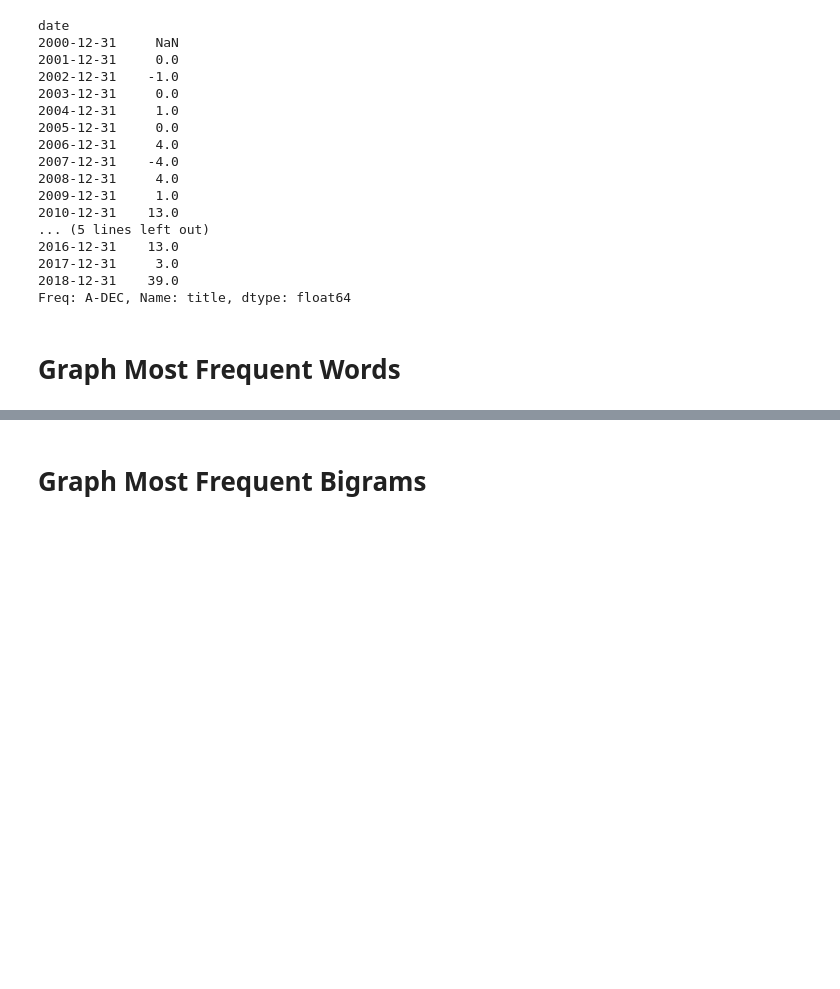
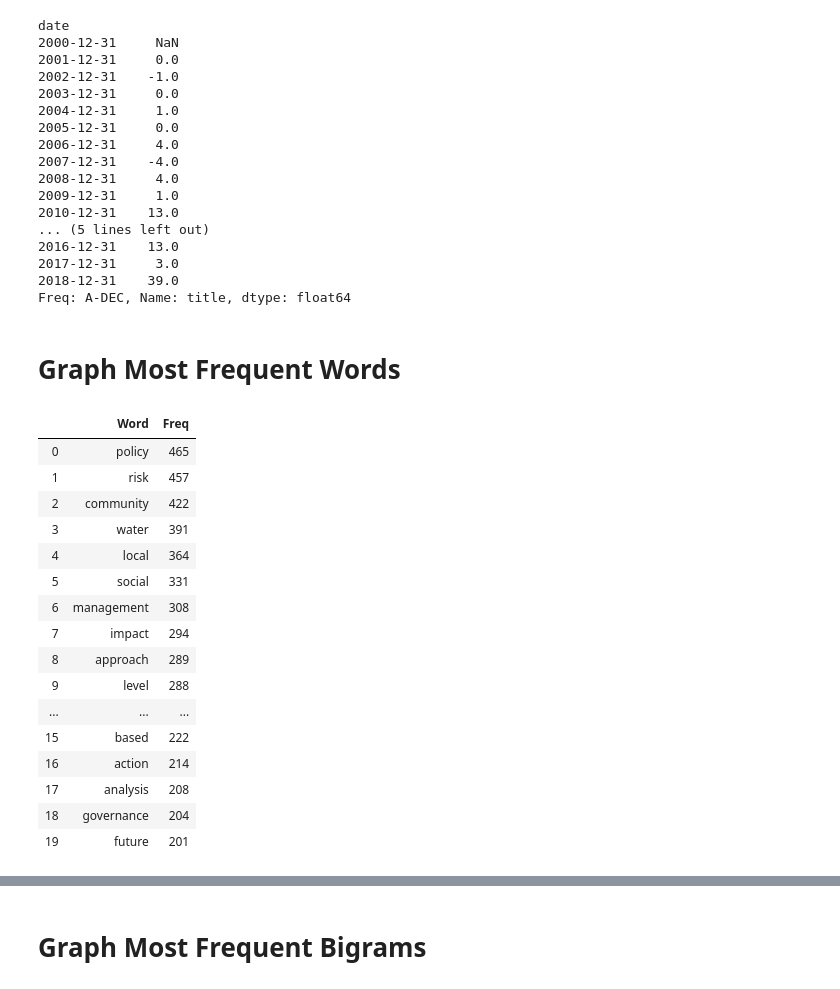
Before and after one commit to urschrei/WIREs, a Jupyter notebook: WIREs.ipynb, the cells around one changed output, grey strips where cells are left out. Cells and saved outputs as stored; diff of their text form; code cells hidden in the pictures; blank space fills up the shorter version.

```diff
--- a/WIREs.ipynb
+++ b/WIREs.ipynb
@@ -463,6 +464,26 @@ date
 Freq: A-DEC, Name: title, dtype: float64
 # %% [markdown]
 # Graph Most Frequent Words
+# %%
+top_combined
+# %% [output]
+|  | Word | Freq |
+| 0 | policy | 465 |
+| 1 | risk | 457 |
+| 2 | community | 422 |
+| 3 | water | 391 |
+| 4 | local | 364 |
+| 5 | social | 331 |
+| 6 | management | 308 |
+| 7 | impact | 294 |
+| 8 | approach | 289 |
+| 9 | level | 288 |
+| ... | ... | ... |
+| 15 | based | 222 |
+| 16 | action | 214 |
+| 17 | analysis | 208 |
+| 18 | governance | 204 |
+| 19 | future | 201 |
 # %%
 plt.clf()
 fig, ax = plt.subplots(1, figsize=(8.0, 6.0), dpi=255)
```
Also changed, not shown: parts of 7 cells of this notebook.
